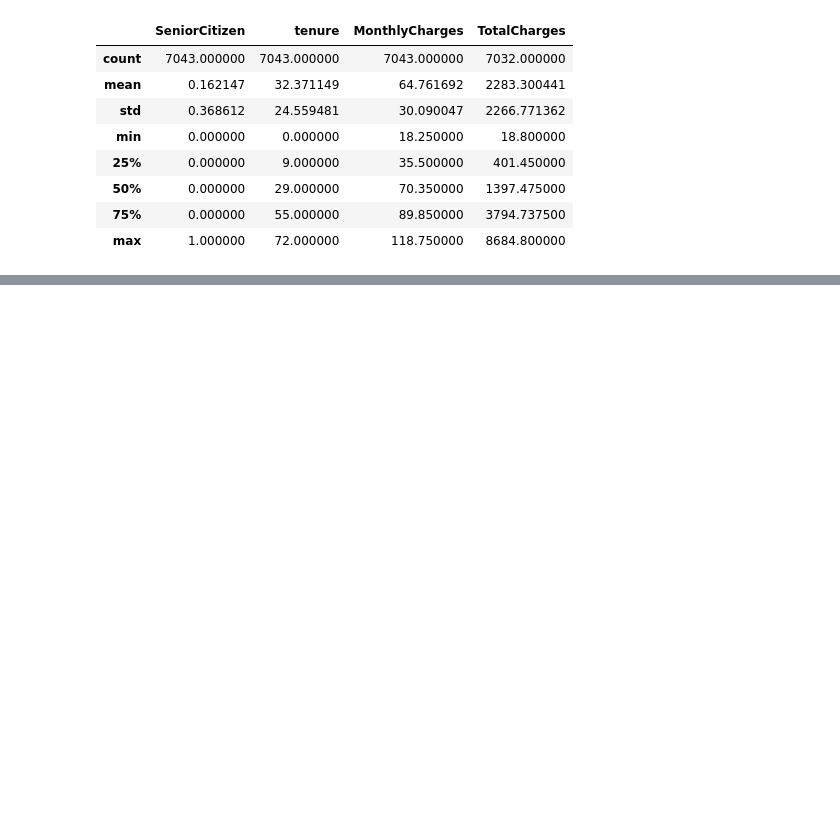
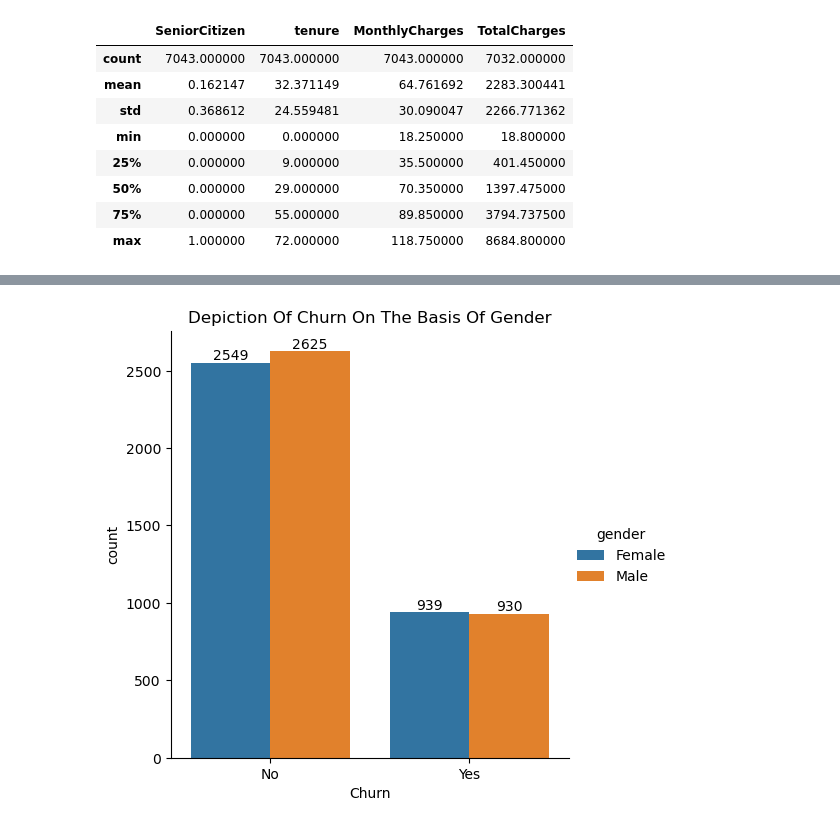
Before and after one commit to sohailash/sohail, a Jupyter notebook: ML Projects/Customer_churn.ipynb, the cells around one changed output, grey strips where cells are left out. Cells and saved outputs as stored; diff of their text form; code cells hidden in the pictures; blank space fills up the shorter version.

```diff
--- a/ML Projects/Customer_churn.ipynb
+++ b/ML Projects/Customer_churn.ipynb
@@ -73,0 +108,9 @@ display(df)
+# %%
+fig = sns.catplot(kind='count',data=df,x='Churn',hue='gender')
+ax = fig.ax
+plt.title("Depiction Of Churn On The Basis Of Gender")
+
+for container in ax.containers:
+    ax.bar_label(container)
+# %% [output]
+[figure, added]
```
Also changed, not shown: parts of 7 cells of this notebook.
